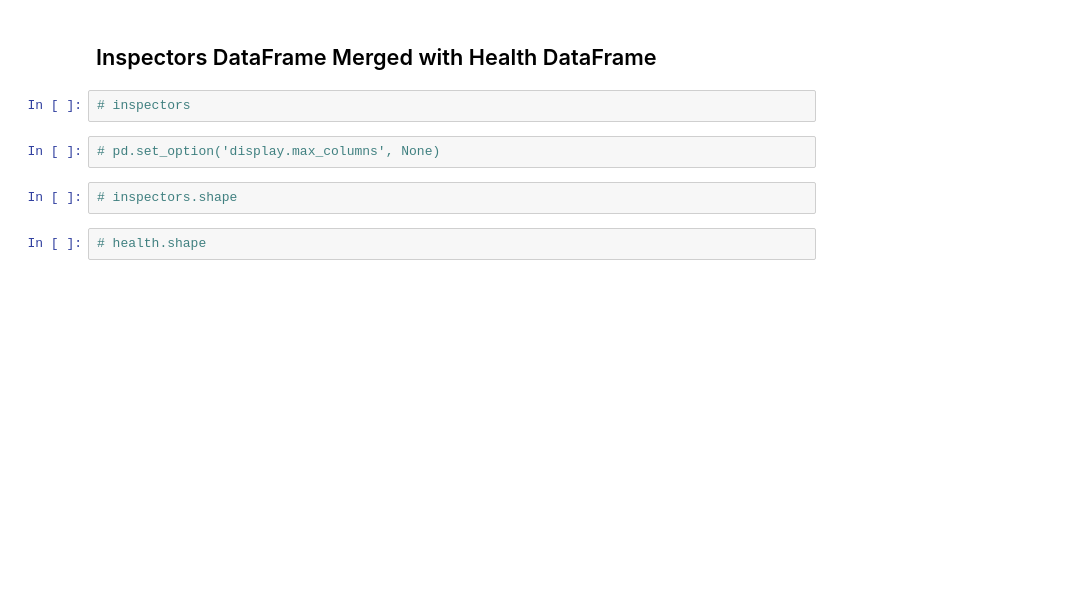
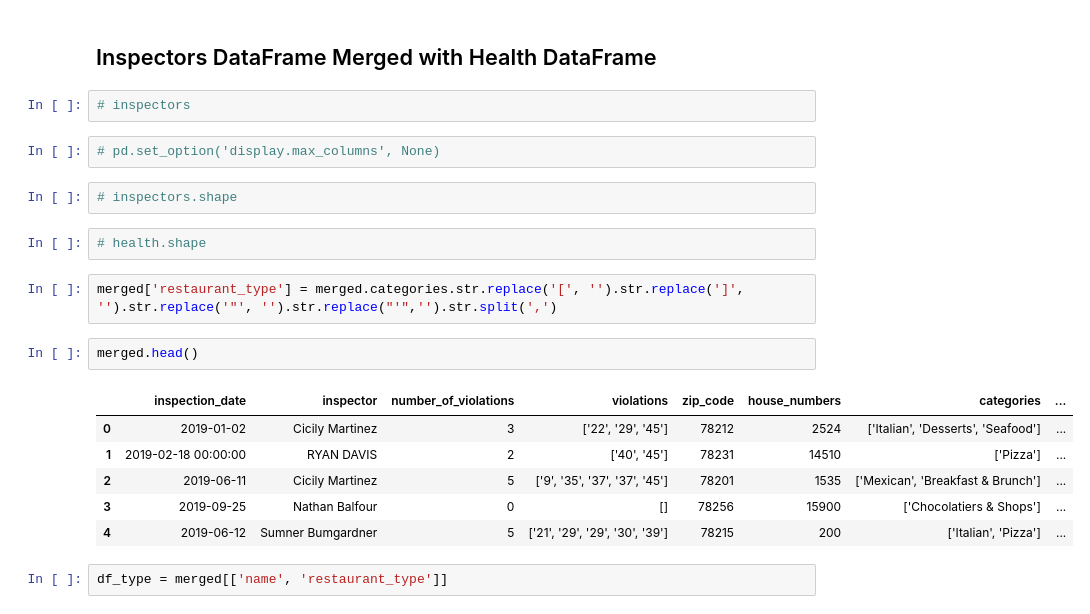
Before and after one commit to CodeBound-Annihilators/yelpproject, a Jupyter notebook: jeffs_yelp_health_inspectors_merging.ipynb, the cells around one changed output. Saved outputs shown, nothing was run; the diff lists cells and outputs as text; blank space fills up the shorter version.

```diff
--- a/jeffs_yelp_health_inspectors_merging.ipynb
+++ b/jeffs_yelp_health_inspectors_merging.ipynb
@@ -297,3 +318,16 @@ merged
 # inspectors.shape
 # %%
 # health.shape
+# %%
+merged['restaurant_type'] = merged.categories.str.replace('[', '').str.replace(']', '').str.replace('"', '').str.replace("'",'').str.split(',')
+# %%
+merged.head()
+# %% [output]
+|  | inspection_date | inspector | number_of_violations | violations | zip_code | house_numbers | categories | ... |
+| 0 | 2019-01-02 | Cicily Martinez | 3 | ['22', '29', '45'] | 78212 | 2524 | ['Italian', 'Desserts', 'Seafood'] | ... |
+| 1 | 2019-02-18 00:00:00 | RYAN DAVIS | 2 | ['40', '45'] | 78231 | 14510 | ['Pizza'] | ... |
+| 2 | 2019-06-11 | Cicily Martinez | 5 | ['9', '35', '37', '37', '45'] | 78201 | 1535 | ['Mexican', 'Breakfast & Brunch'] | ... |
+| 3 | 2019-09-25 | Nathan Balfour | 0 | [] | 78256 | 15900 | ['Chocolatiers & Shops'] | ... |
+| 4 | 2019-06-12 | Sumner Bumgardner | 5 | ['21', '29', '29', '30', '39'] | 78215 | 200 | ['Italian', 'Pizza'] | ... |
+# %%
+df_type = merged[['name', 'restaurant_type']]
```
Also changed, not shown: parts of 26 cells of this notebook.
